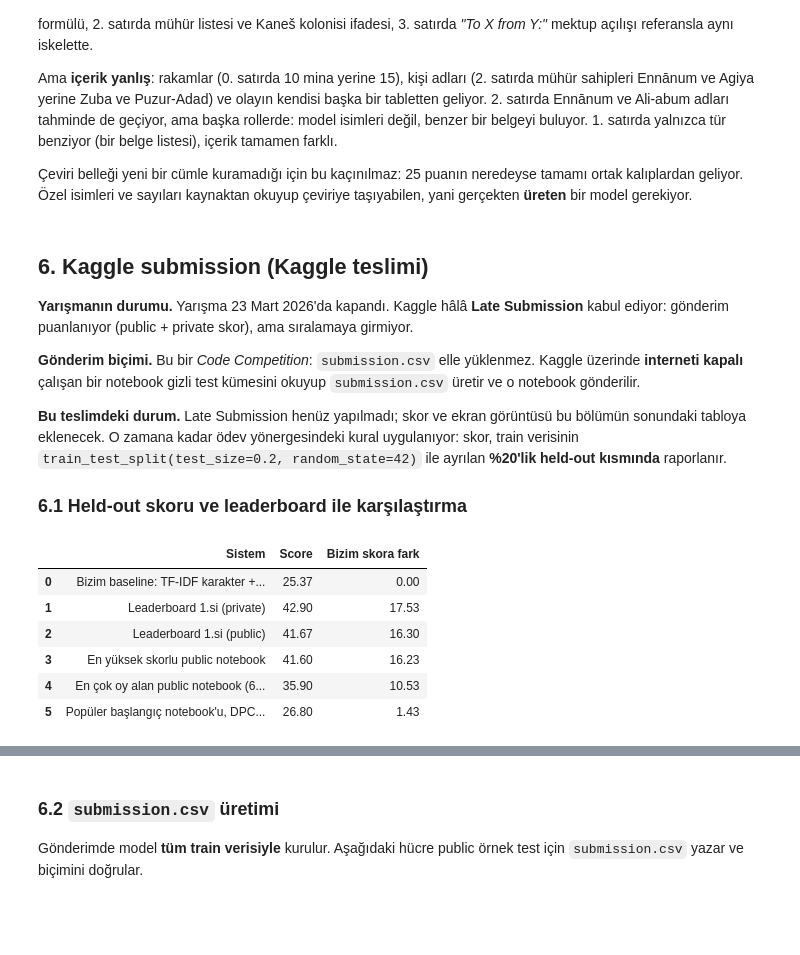
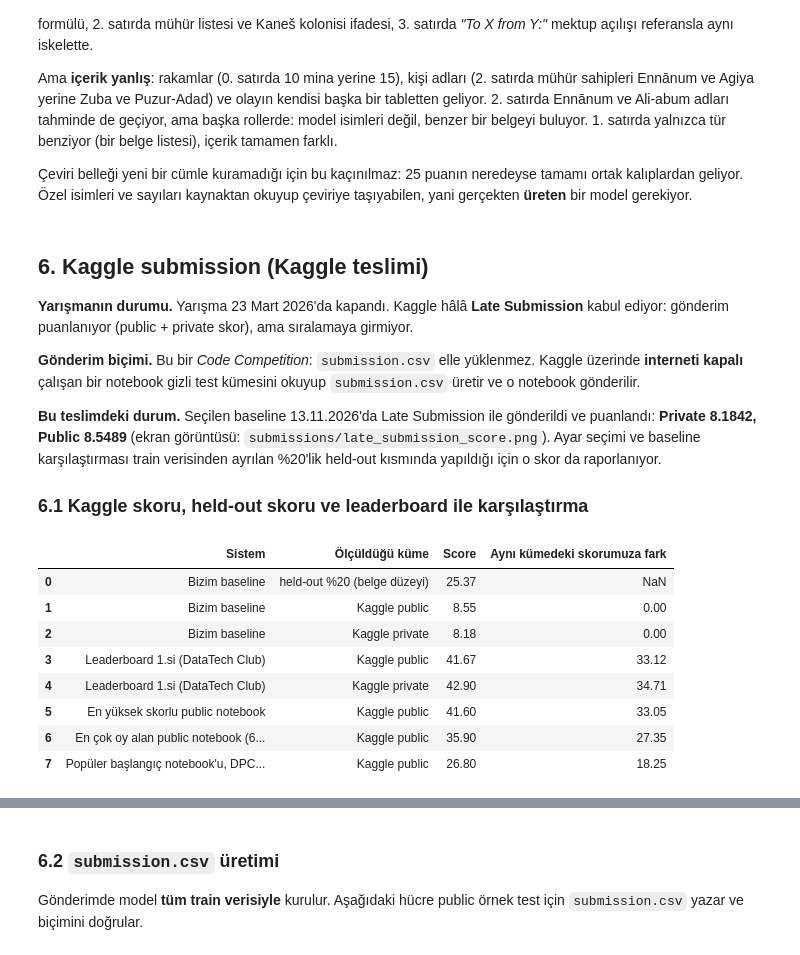
Before and after one commit to MetehanBB/GROUP36_CENG313, a Jupyter notebook: assignment1_eda_baseline.ipynb, the cells around one changed output, grey strips where cells are left out. Cells and saved outputs as stored; diff of their text form; code cells hidden in the pictures; blank space fills up the shorter version.

```diff
--- a/assignment1_eda_baseline.ipynb
+++ b/assignment1_eda_baseline.ipynb
@@ -675,30 +677,34 @@ Ama **içerik yanlış**: rakamlar (0. satırda 10 mina yerine 15), kişi adlar
 
 **Gönderim biçimi.** Bu bir *Code Competition*: `submission.csv` elle yüklenmez. Kaggle üzerinde **interneti kapalı** çalışan bir notebook gizli test kümesini okuyup `submission.csv` üretir ve o notebook gönderilir.
 
-**Bu teslimdeki durum.** Late Submission henüz yapılmadı; skor ve ekran görüntüsü bu bölümün sonundaki tabloya eklenecek. O zamana kadar ödev yönergesindeki kural uygulanıyor: skor, train verisinin `train_test_split(test_size=0.2, random_state=42)` ile ayrılan **%20'lik held-out kısmında** raporlanır.
+**Bu teslimdeki durum.** Seçilen baseline 13.11.2026'da Late Submission ile gönderildi ve puanlandı: **Private 8.1842, Public 8.5489** (ekran görüntüsü: `submissions/late_submission_score.png`). Ayar seçimi ve baseline karşılaştırması train verisinden ayrılan %20'lik held-out kısmında yapıldığı için o skor da raporlanıyor.
 
-### 6.1 Held-out skoru ve leaderboard ile karşılaştırma
+### 6.1 Kaggle skoru, held-out skoru ve leaderboard ile karşılaştırma
 # %%
-secilen = heldout_results.iloc[-1]
-LEADERBOARD = {
-    "Leaderboard 1.si (private)": 42.8957,
-    "Leaderboard 1.si (public)": 41.6694,
-    "En yüksek skorlu public notebook": 41.6,
-    "En çok oy alan public notebook (632 oy)": 35.9,
-    "Popüler başlangıç notebook'u, DPC Starter Infer (600 oy)": 26.8,
-}
-karsilastirma = pd.DataFrame(
-    [{"Sistem": f"Bizim baseline: {secilen['Baseline']} (held-out %20)", "Score": secilen["Score"]}]
-    + [{"Sistem": ad, "Score": skor} for ad, skor in LEADERBOARD.items()]
-)
-karsilastirma["Bizim skora fark"] = karsilastirma["Score"] - secilen["Score"]
+# Kaggle Late Submission sonucu (13.11.2026) ve leaderboard / public notebook skorları
+BIZIM_KAGGLE = {"Kaggle public": 8.5489, "Kaggle private": 8.1842}
+satirlar = [
+    ("Bizim baseline", "held-out %20 (belge düzeyi)", heldout_results.iloc[-1]["Score"]),
+    ("Bizim baseline", "Kaggle public", BIZIM_KAGGLE["Kaggle public"]),
+    ("Bizim baseline", "Kaggle private", BIZIM_KAGGLE["Kaggle private"]),
+    ("Leaderboard 1.si (DataTech Club)", "Kaggle public", 41.6694),
+    ("Leaderboard 1.si (DataTech Club)", "Kaggle private", 42.8957),
+    ("En yüksek skorlu public notebook", "Kaggle public", 41.6),
+    ("En çok oy alan public notebook (632 oy)", "Kaggle public", 35.9),
+    ("Popüler başlangıç notebook'u, DPC Starter Infer (600 oy)", "Kaggle public", 26.8),
+]
+karsilastirma = pd.DataFrame(satirlar, columns=["Sistem", "Ölçüldüğü küme", "Score"])
+karsilastirma["Aynı kümedeki skorumuza fark"] = (
+    karsilastirma["Score"] - karsilastirma["Ölçüldüğü küme"].map(BIZIM_KAGGLE))
 karsilastirma.round(2)
 # %% [output]
-|  | Sistem | Score | Bizim skora fark |
-| 0 | Bizim baseline: TF-IDF karakter +... | 25.37 | 0.00 |
-| 1 | Leaderboard 1.si (private) | 42.90 | 17.53 |
-| 2 | Leaderboard 1.si (public) | 41.67 | 16.30 |
-| 3 | En yüksek skorlu public notebook | 41.60 | 16.23 |
-| 4 | En çok oy alan public notebook (6... | 35.90 | 10.53 |
-| 5 | Popüler başlangıç notebook'u, DPC... | 26.80 | 1.43 |
+|  | Sistem | Ölçüldüğü küme | Score | Aynı kümedeki skorumuza fark |
+| 0 | Bizim baseline | held-out %20 (belge düzeyi) | 25.37 | NaN |
+| 1 | Bizim baseline | Kaggle public | 8.55 | 0.00 |
+| 2 | Bizim baseline | Kaggle private | 8.18 | 0.00 |
+| 3 | Leaderboard 1.si (DataTech Club) | Kaggle public | 41.67 | 33.12 |
+| 4 | Leaderboard 1.si (DataTech Club) | Kaggle private | 42.90 | 34.71 |
+| 5 | En yüksek skorlu public notebook | Kaggle public | 41.60 | 33.05 |
+| 6 | En çok oy alan public notebook (6... | Kaggle public | 35.90 | 27.35 |
+| 7 | Popüler başlangıç notebook'u, DPC... | Kaggle public | 26.80 | 18.25 |
 # %% [markdown]
```
Also changed, not shown: parts of 6 cells of this notebook, 2 other files.
